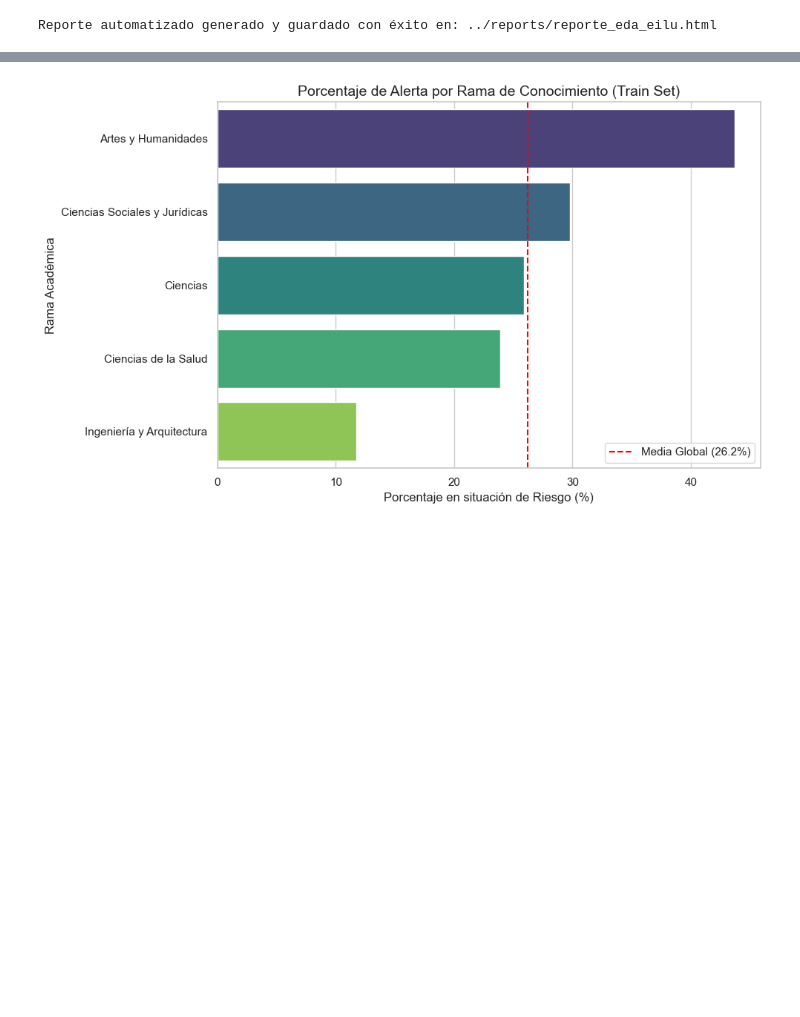
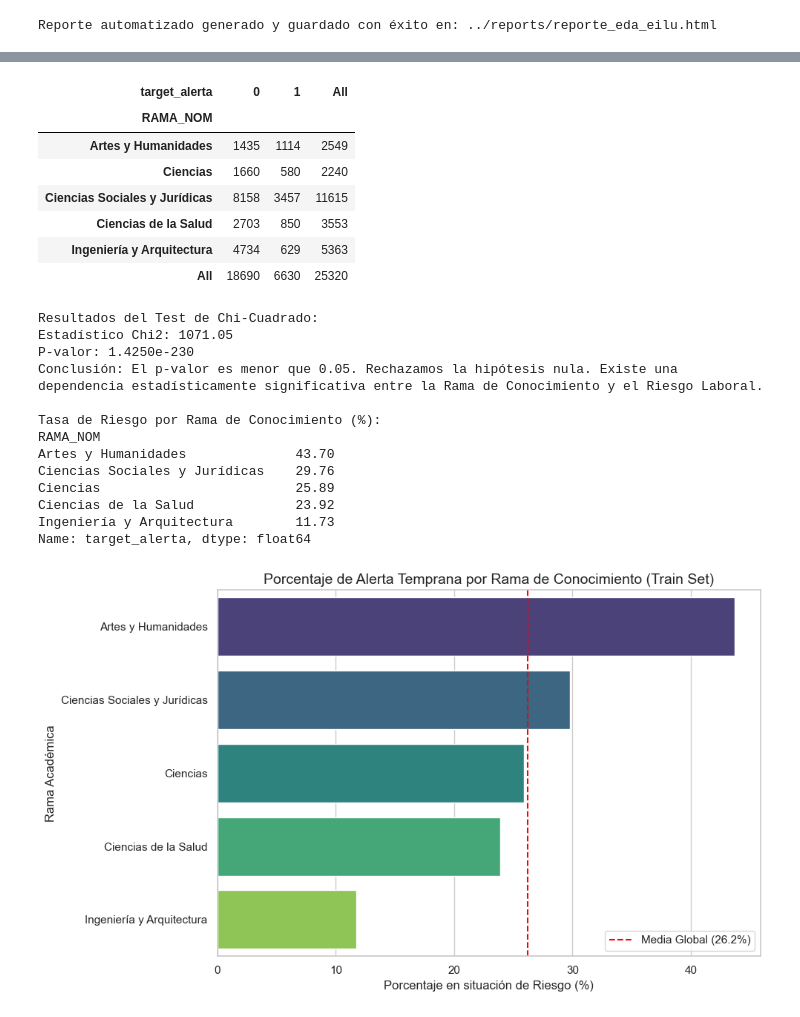
Before and after one commit to JorgeMedina02/mvc-proyecto-grupo-6, a Jupyter notebook: notebooks/01_EDA.ipynb, the cells around one changed output, grey strips where cells are left out. Drawn from its saved outputs; the diff is of its cells as text; code cells hidden in the pictures; blank space fills up the shorter version.

```diff
--- a/notebooks/01_EDA.ipynb
+++ b/notebooks/01_EDA.ipynb
@@ -20,40 +23,33 @@ warnings.filterwarnings('ignore')
 sns.set_theme(style="whitegrid")
 pd.options.display.max_columns = 100
 
-# Gestión dinámica de rutas
+# Carga del dataset con manejo de encoding y separador correcto
 directorio_actual = os.getcwd()
 ruta_dataset = '../data/EILU_GRADUADOS/CSV/EILU_GRAD_2019.csv' if directorio_actual.endswith('notebooks') else 'data/EILU_GRADUADOS/CSV/EILU_GRAD_2019.csv'
 
 try:
-    # Carga de datos brutos
     df_raw = pd.read_csv(ruta_dataset, sep='\t', encoding='latin-1', low_memory=False)
     print(f"1. Dataset bruto cargado: {df_raw.shape[0]} registros y {df_raw.shape[1]} columnas.")
 
-    # Definición de la variable objetivo (Target)
-    # 2 (Jornada completa) -> 0 (Sin riesgo) | Otros valores/nulos -> 1 (En riesgo / Alerta)
+    # Transformación de la variable objetivo
     df_raw['JORNADA'] = pd.to_numeric(df_raw['JORNADA'], errors='coerce')
     df_raw['target_alerta'] = np.where(df_raw['JORNADA'] == 2, 0, 1)
 
-    # Purga estricta de variables post-graduación (Evitar Data Leakage)
+    # Purga radical de variables post-graduación
     excluir_total = [
         'TR', 'LUG', 'CNAE', 'SIT', 'SAT', 'ING', 'MOV', 'JORNADA', 'SUELDO',
         'P_CONTI', 'DIAS', 'MESES', 'EMPRESA', 'OCUPA', 'DURAC', 'RAZON',
         'BUSCA', 'ALTA', 'EST_M', 'EST_B', 'FACTOR'
     ]
 
-    # Filtramos conservando solo las variables que no contienen las cadenas excluidas
     variables_pre = [col for col in df_raw.columns if not any(key in col for key in excluir_total)]
     df_limpio = df_raw[variables_pre + ['target_alerta']].copy()
-
-    # Eliminación de posibles columnas duplicadas por el filtrado
     df_limpio = df_limpio.loc[:, ~df_limpio.columns.duplicated()]
 
     print(f"2. Dataset tras la purga inicial: {df_limpio.shape[0]} registros y {df_limpio.shape[1]} columnas.")
 
-except FileNotFoundError:
-    print(f"Error: No se encuentra el archivo en la ruta: {ruta_dataset}")
 except Exception as e:
-    print(f"Error inesperado durante la carga: {e}")
+    print(f"Error al cargar: {e}")
 # %% [output]
 1. Dataset bruto cargado: 31651 registros y 299 columnas.
 2. Dataset tras la purga inicial: 31651 registros y 109 columnas.
@@ -170,4 +300,7 @@ Para mantener la rigurosidad y evitar la fuga de información, calculamos estas
 # %%
+from scipy.stats import chi2_contingency
+from IPython.display import display
+
 # 1. Mapeo de la Rama de Conocimiento a sus nombres oficiales
 mapeo_ramas = {
     1: 'Artes y Humanidades',
@@ -177,34 +310,40 @@ mapeo_ramas = {
     5: 'Ciencias de la Salud'
 }
 
-# Aplicamos el mapeo de forma segura
 df_train_eda = df_train_eda.copy()
 df_train_eda['RAMA_NOM'] = df_train_eda['RAMA'].map(mapeo_ramas)
 
-# 2. Cálculo de la tasa de alerta (porcentaje de clase 1) por Rama
+# 2. Tabla de Contingencia (Frecuencias Absolutas)
+print("Tabla de Contingencia: Rama Académica vs Riesgo Laboral")
+tabla_contingencia = pd.crosstab(df_train_eda['RAMA_NOM'], df_train_eda['target_alerta'], margins=True)
+display(tabla_contingencia)
+
+# 3. Test de Chi-Cuadrado
+# Excluimos la fila y columna 'All' (margins) para el test estadístico
+chi2, p_valor, dof, expected = chi2_contingency(pd.crosstab(df_train_eda['RAMA_NOM'], df_train_eda['target_alerta']))
+
+print(f"\nResultados del Test de Chi-Cuadrado:")
+print(f"Estadístico Chi2: {chi2:.2f}")
+print(f"P-valor: {p_valor:.4e}")
+
+if p_valor < 0.05:
+    print("Conclusión: El p-valor es menor que 0.05. Rechazamos la hipótesis nula. Existe una dependencia estadísticamente significativa entre la Rama de Conocimiento y el Riesgo Laboral.")
+else:
+    print("Conclusión: No hay evidencia suficiente para afirmar que la Rama afecta al Riesgo Laboral.")
+
+# 4. Cálculo y visualización de la tasa de alerta por Rama
 riesgo_rama = df_train_eda.groupby('RAMA_NOM')['target_alerta'].mean().sort_values(ascending=False) * 100
-
-print("Tasa de Riesgo por Rama de Conocimiento (%):")
+print("\nTasa de Riesgo por Rama de Conocimiento (%):")
 print(riesgo_rama.round(2))
 
-# 3. Visualización
 plt.figure(figsize=(10, 6))
-sns.barplot(
-    x=riesgo_rama.values,
-    y=riesgo_rama.index,
-    hue=riesgo_rama.index,
-    palette='viridis',
-    legend=False
-)
-
-plt.title('Porcentaje de Alerta por Rama de Conocimiento (Train Set)', fontsize=14)
+sns.barplot(x=riesgo_rama.values, y=riesgo_rama.index, hue=riesgo_rama.index, palette='viridis', legend=False)
+plt.title('Porcentaje de Alerta Temprana por Rama de Conocimiento (Train Set)', fontsize=14)
 plt.xlabel('Porcentaje en situación de Riesgo (%)')
 plt.ylabel('Rama Académica')
 
-# Añadimos una línea de referencia con la media global de riesgo
 media_global = df_train_eda['target_alerta'].mean() * 100
 plt.axvline(x=media_global, color='red', linestyle='--', label=f'Media Global ({media_global:.1f}%)')
-
 plt.legend()
 plt.tight_layout()
 plt.show()
@@ -220,2 +352,23 @@ Name: target_alerta, dtype: float64
+| target_alerta | 0 | 1 | All |
+| RAMA_NOM |  |  |  |
+| Artes y Humanidades | 1435 | 1114 | 2549 |
+| Ciencias | 1660 | 580 | 2240 |
+| Ciencias Sociales y Jurídicas | 8158 | 3457 | 11615 |
+| Ciencias de la Salud | 2703 | 850 | 3553 |
+| Ingeniería y Arquitectura | 4734 | 629 | 5363 |
+| All | 18690 | 6630 | 25320 |
+Resultados del Test de Chi-Cuadrado:
+Estadístico Chi2: 1071.05
+P-valor: 1.4250e-230
+Conclusión: El p-valor es menor que 0.05. Rechazamos la hipótesis nula. Existe una dependencia estadísticamente significativa entre la Rama de Conocimiento y el Riesgo Laboral.
+
+Tasa de Riesgo por Rama de Conocimiento (%):
+RAMA_NOM
+Artes y Humanidades              43.70
+Ciencias Sociales y Jurídicas    29.76
+Ciencias                         25.89
+Ciencias de la Salud             23.92
+Ingeniería y Arquitectura        11.73
+Name: target_alerta, dtype: float64
-[figure, old version]
+[figure, new version]
 # %% [markdown]
```
Also changed, not shown: parts of 23 cells of this notebook, 1 other file.
